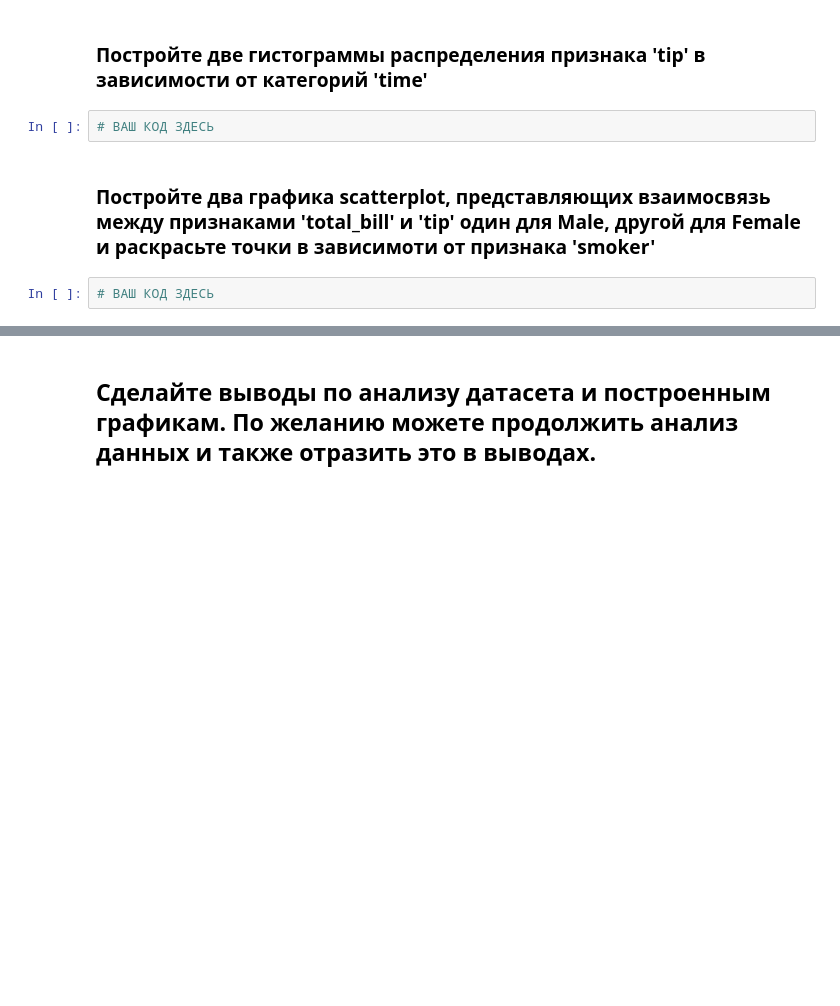
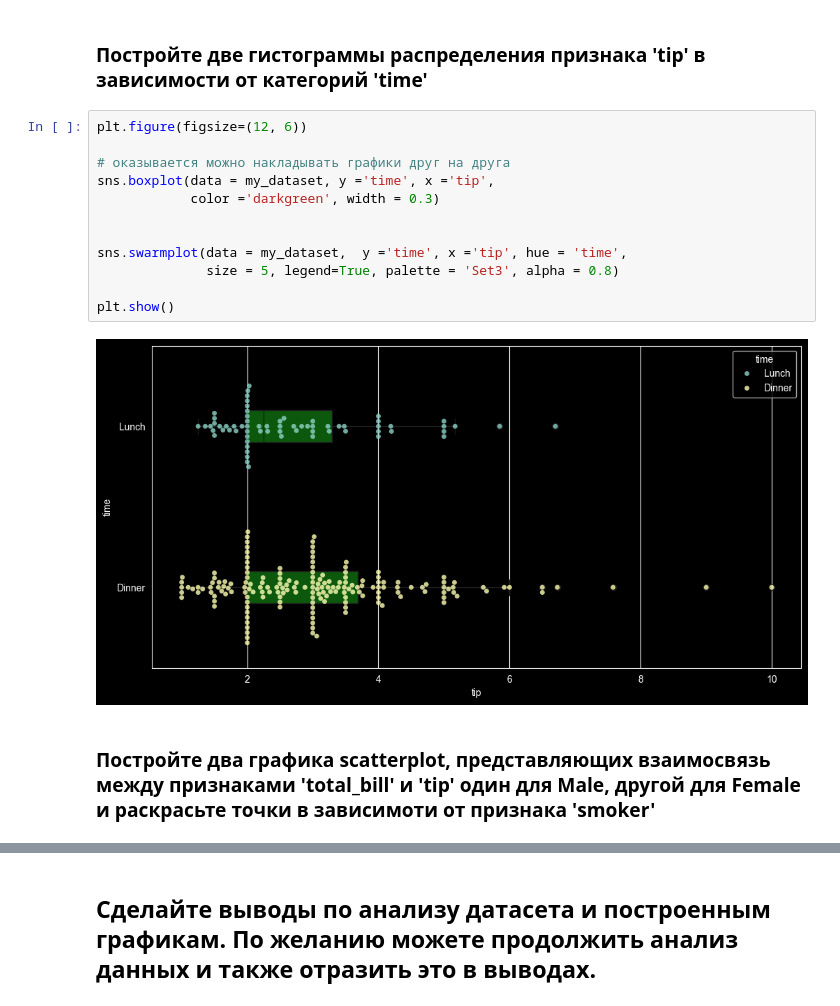
Before and after one commit to Evgeny725/ml-basics, a Jupyter notebook: homework_07/homework_07.ipynb, the cells around one changed output, grey strips where cells are left out. Drawn from its saved outputs; the diff is of its cells as text; blank space fills up the shorter version.

```diff
--- a/homework_07/homework_07.ipynb
+++ b/homework_07/homework_07.ipynb
@@ -309,9 +338,19 @@ plt.show()
 # %% [markdown]
 
 ### Постройте две гистограммы распределения признака 'tip' в зависимости от категорий 'time'
-# %%
-# ВАШ КОД ЗДЕСЬ
+# %%
+plt.figure(figsize=(12, 6))
+
+# оказывается можно накладывать графики друг на друга
+sns.boxplot(data = my_dataset, y ='time', x ='tip',
+            color ='darkgreen', width = 0.3)
+
+
+sns.swarmplot(data = my_dataset,  y ='time', x ='tip', hue = 'time',
+              size = 5, legend=True, palette = 'Set3', alpha = 0.8)
+
+plt.show()
+# %% [output]
+[figure, added]
 # %% [markdown]
 ### Постройте два графика scatterplot, представляющих взаимосвязь между признаками 'total_bill' и 'tip' один для Male, другой для Female и раскрасьте точки в зависимоти от признака 'smoker'
-# %%
-# ВАШ КОД ЗДЕСЬ
```
Also changed, not shown: parts of 3 cells of this notebook.
